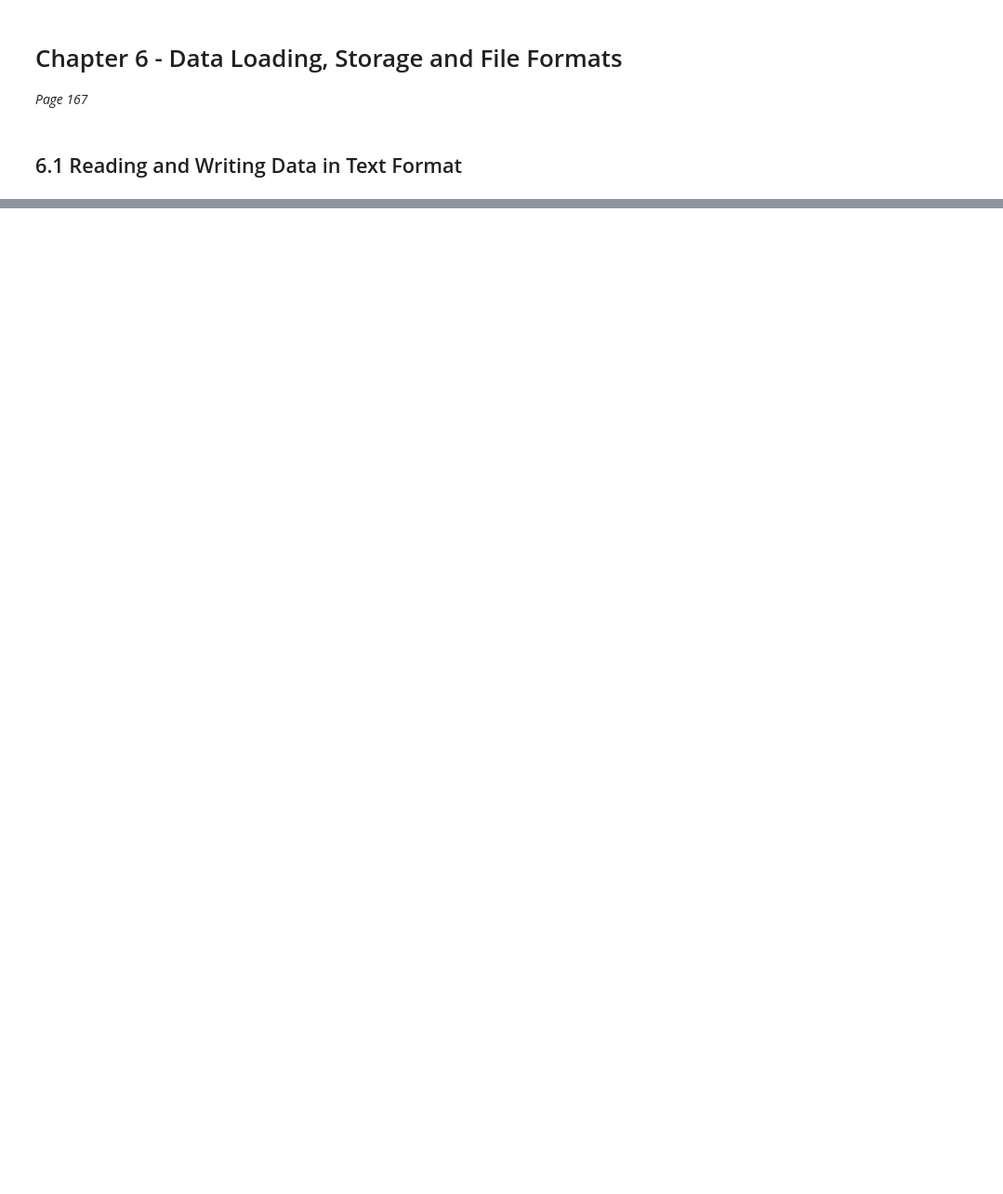
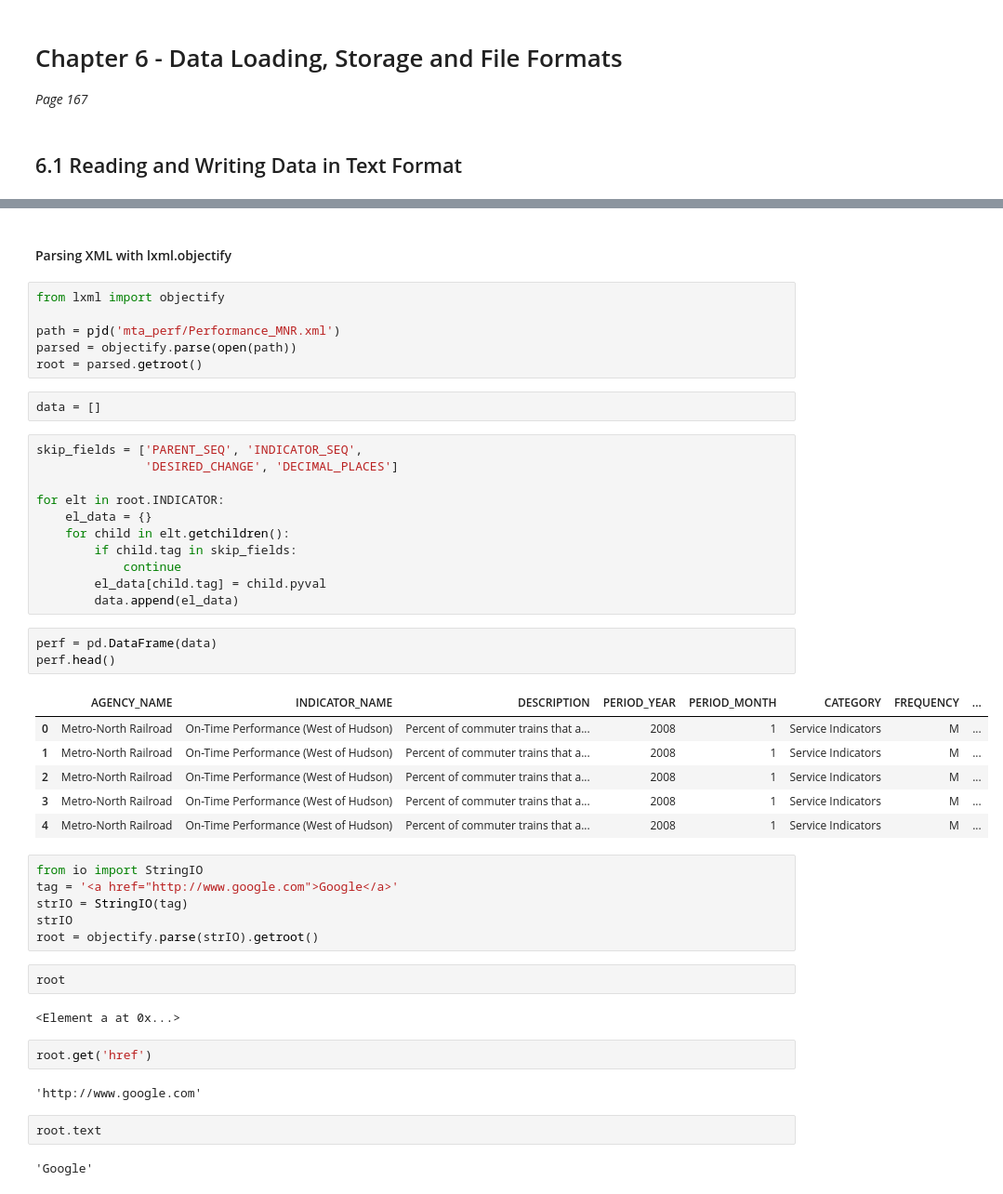
Before and after one commit to shivan-s/PythonForDataAnalysis, a Jupyter notebook: PythonForDataAnalysis_Ch6.ipynb, the cells around one changed output, grey strips where cells are left out. Shown: that part at 93% size. Saved outputs shown, nothing was run; the diff lists cells and outputs as text; blank space fills up the shorter version.

```diff
--- a/PythonForDataAnalysis_Ch6.ipynb
+++ b/PythonForDataAnalysis_Ch6.ipynb
@@ -10,0 +427,49 @@ cat: examples/ex1.csv: No such file or directory
+# %% [markdown]
+#### Parsing XML with lxml.objectify
+# %%
+from lxml import objectify
+
+path = pjd('mta_perf/Performance_MNR.xml')
+parsed = objectify.parse(open(path))
+root = parsed.getroot()
+# %%
+data = []
+# %%
+skip_fields = ['PARENT_SEQ', 'INDICATOR_SEQ',
+               'DESIRED_CHANGE', 'DECIMAL_PLACES']
+
+for elt in root.INDICATOR:
+    el_data = {}
+    for child in elt.getchildren():
+        if child.tag in skip_fields:
+            continue
+        el_data[child.tag] = child.pyval
+        data.append(el_data)
+# %%
+perf = pd.DataFrame(data)
+perf.head()
+# %% [output]
+|  | AGENCY_NAME | INDICATOR_NAME | DESCRIPTION | PERIOD_YEAR | PERIOD_MONTH | CATEGORY | FREQUENCY | ... |
+| 0 | Metro-North Railroad | On-Time Performance (West of Hudson) | Percent of commuter trains that a... | 2008 | 1 | Service Indicators | M | ... |
+| 1 | Metro-North Railroad | On-Time Performance (West of Hudson) | Percent of commuter trains that a... | 2008 | 1 | Service Indicators | M | ... |
+| 2 | Metro-North Railroad | On-Time Performance (West of Hudson) | Percent of commuter trains that a... | 2008 | 1 | Service Indicators | M | ... |
+| 3 | Metro-North Railroad | On-Time Performance (West of Hudson) | Percent of commuter trains that a... | 2008 | 1 | Service Indicators | M | ... |
+| 4 | Metro-North Railroad | On-Time Performance (West of Hudson) | Percent of commuter trains that a... | 2008 | 1 | Service Indicators | M | ... |
+# %%
+from io import StringIO
+tag = '<a href="http://www.google.com">Google</a>'
+strIO = StringIO(tag)
+strIO
+root = objectify.parse(strIO).getroot()
+# %%
+root
+# %% [output]
+<Element a at 0x...>
+# %%
+root.get('href')
+# %% [output]
+'http://www.google.com'
+# %%
+root.text
+# %% [output]
+'Google'
```
Also changed, not shown: parts of 74 cells of this notebook.
